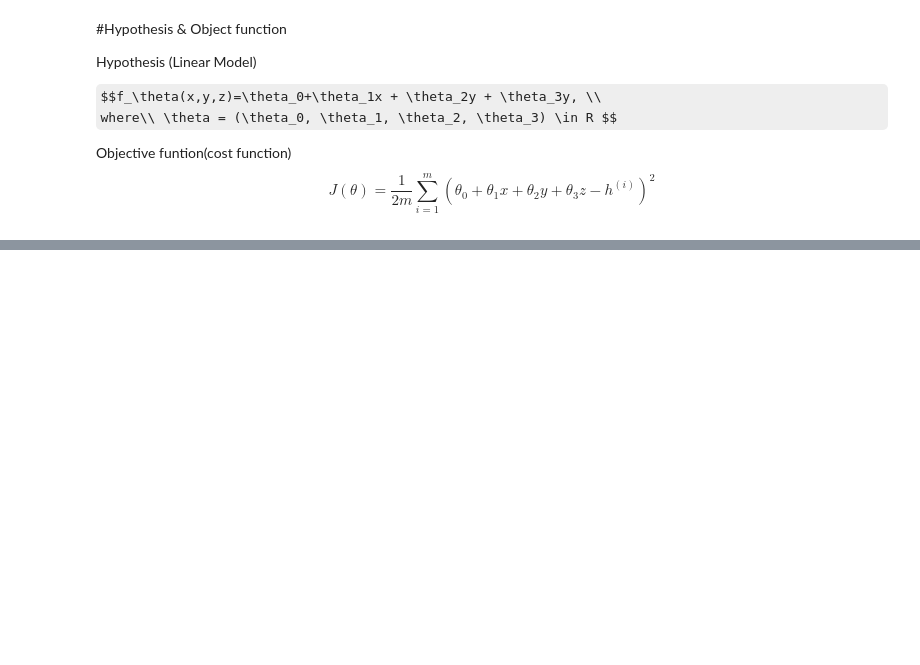
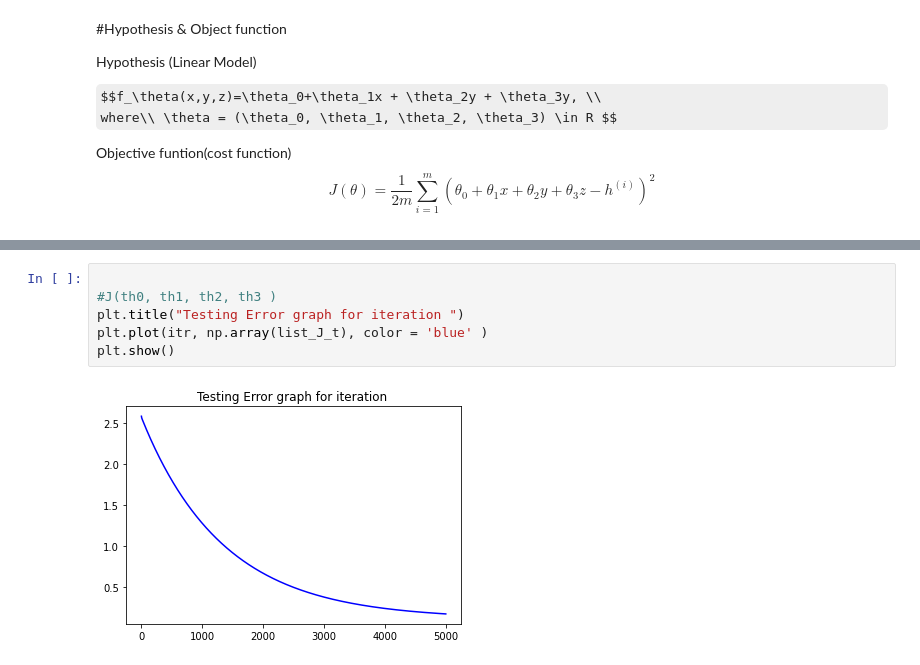
Before and after one commit to pithesun/machine_learning_cl, a Jupyter notebook: Linear_reg_mults_var.ipynb, the cells around one changed output, grey strips where cells are left out. Cells and saved outputs as stored; diff of their text form; some formulas as TeX source; blank space fills up the shorter version.

```diff
--- a/Linear_reg_mults_var.ipynb
+++ b/Linear_reg_mults_var.ipynb
@@ -172,0 +252,8 @@ plt.show()
+# %%
+
+#J(th0, th1, th2, th3 )
+plt.title("Testing Error graph for iteration ")
+plt.plot(itr, np.array(list_J_t), color = 'blue' )
+plt.show()
+# %% [output]
+[figure, added]
```
Also changed, not shown: parts of 9 cells of this notebook.
